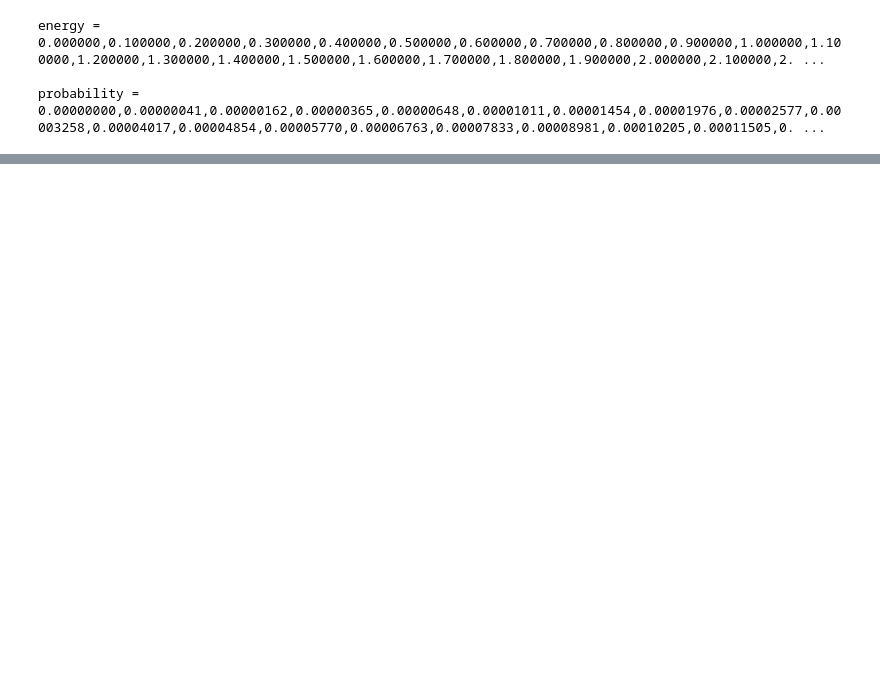
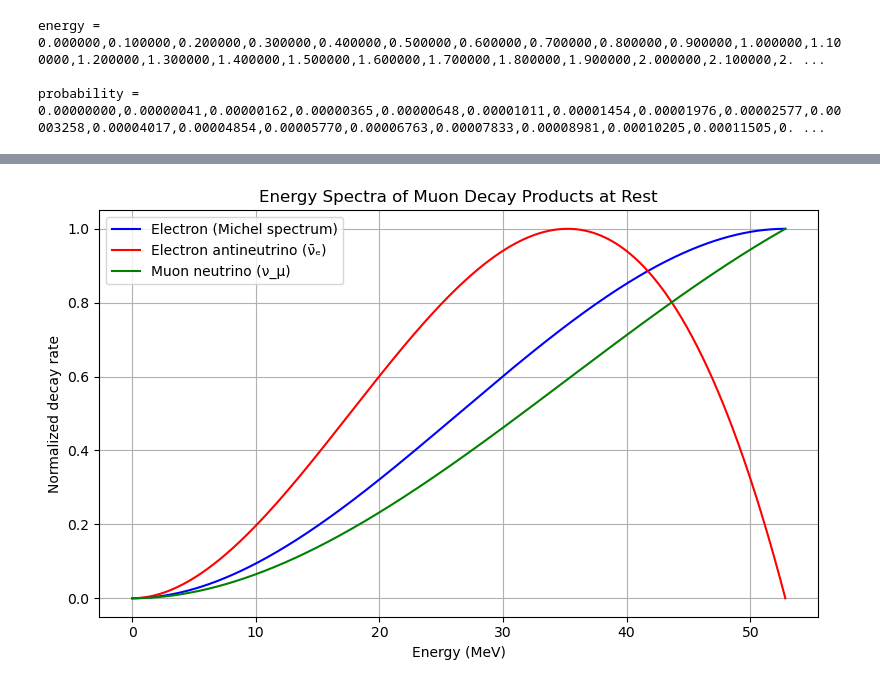
Before and after one commit to hbjamin/dichroicon-analysis, a Jupyter notebook: muons/michel_spectrum.ipynb, the cells around one changed output, grey strips where cells are left out. Cells and saved outputs as stored; diff of their text form; code cells hidden in the pictures; blank space fills up the shorter version.

```diff
--- a/muons/michel_spectrum.ipynb
+++ b/muons/michel_spectrum.ipynb
@@ -76,0 +109,28 @@ probability =
+# %%
+# Neutrino spectra in muon decay at rest (simplified, ignoring masses)
+# Shapes taken from theoretical decay distributions
+
+# Electron antineutrino spectrum (ν̄_e)
+dGamma_dE_nuebar = E**2 * (1 - 2*E/m_mu)
+
+# Muon neutrino spectrum (ν_μ)
+dGamma_dE_numu = E**2 * (1 - E/m_mu)
+
+# Normalize all spectra for comparison
+dGamma_dE_nuebar /= np.max(dGamma_dE_nuebar)
+dGamma_dE_numu /= np.max(dGamma_dE_numu)
+
+# Plot all three
+plt.figure(figsize=(8, 5))
+plt.plot(E, dGamma_dE, label='Electron (Michel spectrum)', color='blue')
+plt.plot(E, dGamma_dE_nuebar, label='Electron antineutrino (ν̄ₑ)', color='red')
+plt.plot(E, dGamma_dE_numu, label='Muon neutrino (ν_μ)', color='green')
+plt.xlabel('Energy (MeV)')
+plt.ylabel('Normalized decay rate')
+plt.title('Energy Spectra of Muon Decay Products at Rest')
+plt.grid(True)
+plt.legend()
+plt.tight_layout()
+plt.show()
+# %% [output]
+[figure, added]
```
Also changed, not shown: parts of 2 cells of this notebook, 3 other files.
